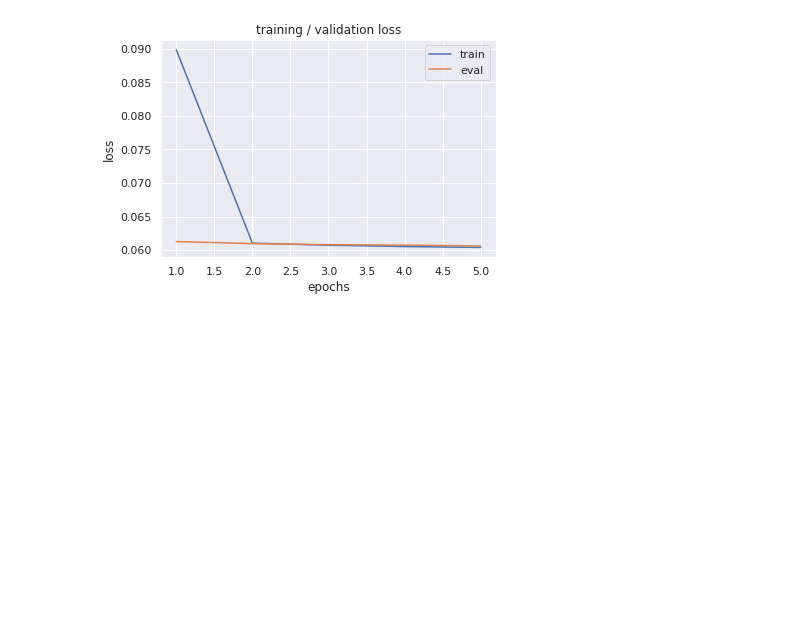
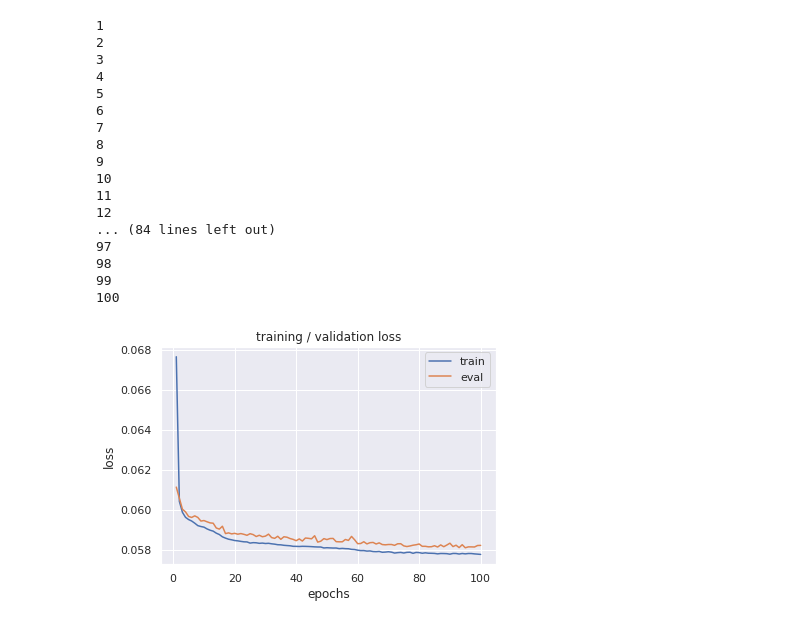
Before and after one commit to amaljayaranga/Autoencoders, a Jupyter notebook: Densenet_Autoencoder_2020_4_25.ipynb, the cells around one changed output. Cells and saved outputs as stored; diff of their text form; code cells hidden in the pictures; blank space fills up the shorter version.

```diff
--- a/Densenet_Autoencoder_2020_4_25.ipynb
+++ b/Densenet_Autoencoder_2020_4_25.ipynb
@@ -17,11 +17,11 @@ from torch.utils.data.sampler import SubsetRandomSampler
 import torchvision
 
 
-parser = ArgumentParser(description='Convolutional AutoEncoder')
+parser = ArgumentParser(description='Densenet Convolutional AutoEncoder')
 parser.add_argument('--batch_size', type=int, default=64)
 parser.add_argument('--constractive_loss_margin', type=float, default=0.8)
 parser.add_argument('--learning_rate', type=float, default=1e-3)
-parser.add_argument('--num_epochs', type=int, default=5)
+parser.add_argument('--num_epochs', type=int, default=100)
 parser.add_argument('--weight_decay', type=float, default=1e-5)
 parser.add_argument('--validation_split', type=float, default=0.3)
 parser.add_argument('--mode', type=str, default='train')
@@ -79,20 +79,6 @@ class Autoencoder(nn.Module):
         self.encoder.add_module('fc1', nn.Linear(in_features=z_num_features, out_features=512))
         self.encoder.add_module('fc2', nn.Linear(in_features=512, out_features=64))
 
-
-
-        '''
-
-
-        self.encoder = nn.Sequential(
-            nn.Conv2d(in_channels=1, out_channels=8, kernel_size=3, stride=3, padding=1),
-            nn.ReLU(inplace=True),
-            nn.MaxPool2d(kernel_size=2, stride=2),
-            nn.Conv2d(in_channels=8, out_channels=16, kernel_size=3, stride=2, padding=1),
-            nn.ReLU(inplace=True),
-            nn.MaxPool2d(kernel_size=2, stride=1)
-        )
-        '''
         self.decoder = nn.Sequential(
             nn.ConvTranspose2d(in_channels=16, out_channels=8, kernel_size=3, stride=2),
             nn.ReLU(inplace=True),
@@ -167,7 +153,7 @@ if args.mode == 'train':
   for epoch in range(1, args.num_epochs+1):
 
     epoches.append(epoch)
-
+    print(epoch)
     #training process
     model.train()
     torch.set_grad_enabled(True)
@@ -211,31 +197,48 @@ if args.mode == 'test':
     for dataloader in [test_loader]:
 
       train_batch_accuracy = []
       test_batch_accuracy = []
 
       for batch in dataloader:
         images, labels = batch
         images = images.to(DEVICE)
         out = model(images)
         mse = nn.MSELoss()
         accuracy = (1 - mse(out,images).item())*100
         test_batch_accuracy.append(accuracy)
 
     print('Accuracy', np.mean(test_batch_accuracy))
 
 if args.mode == 'show':
     model = torch.load('./conv_autoencoder.pth')
     model.to(DEVICE)
     model.eval()
 
     img, _ = next(iter(train_loader))
     plt.imshow(img.numpy()[0].reshape(28,28), cmap='gray')
     plt.show()
 
     img = img.view(img.size(0), 1, 28, 28)
     img = img.to(DEVICE)
     output = model(img)
     plt.imshow(output.cpu().detach().numpy()[0].reshape(28,28), cmap='gray')
     plt.show()
 # %% [output]
+1
+2
+3
+4
+5
+6
+7
+8
+9
+10
+11
+12
+... (84 lines left out)
+97
+98
+99
+100
-[figure, old version]
+[figure, new version]
```
